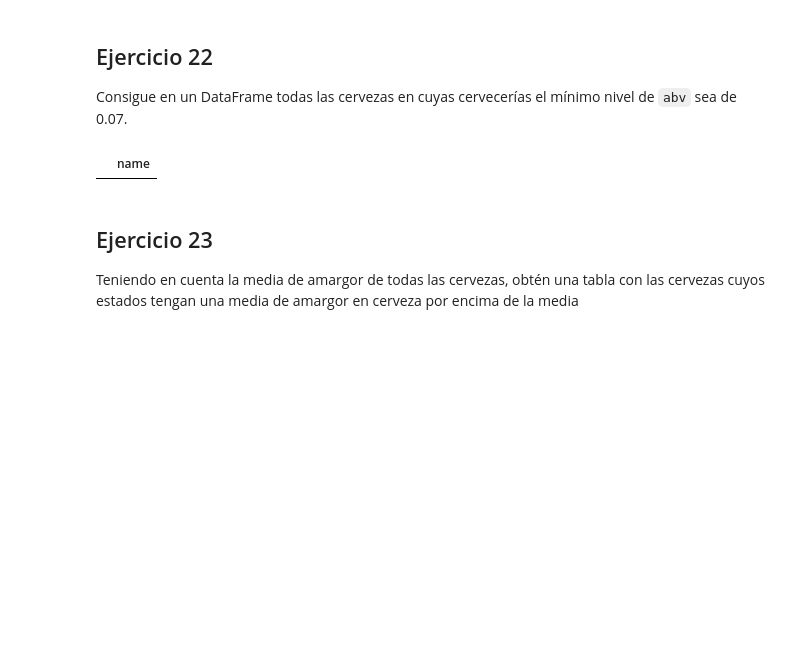
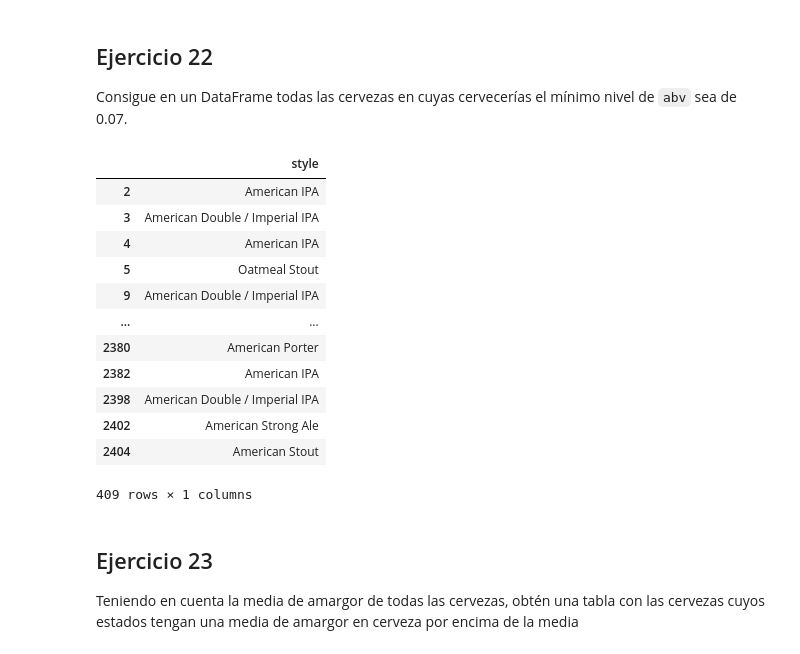
Before and after one commit to SoniaCobPac/the_bridge_bootcamp, a Jupyter notebook: week4_EDA_np_pd_json_apis_regex/day5_matplotlib_I_api/exercises/pandas/Beers/Beers.ipynb, the cells around one changed output. Cells and saved outputs as stored; diff of their text form; code cells hidden in the pictures; blank space fills up the shorter version.

```diff
--- a/week4_EDA_np_pd_json_apis_regex/day5_matplotlib_I_api/exercises/pandas/Beers/Beers.ipynb
+++ b/week4_EDA_np_pd_json_apis_regex/day5_matplotlib_I_api/exercises/pandas/Beers/Beers.ipynb
@@ -471,0 +439,2 @@ df2[df2.state =="IN"]
+# %%
+df["state"] = df["state"].str.strip() #quitamos espacios vacios
@@ -482,9 +477,21 @@ df2.groupby("city")["ibu"].describe()
 ## Ejercicio 22
 Consigue en un DataFrame todas las cervezas en cuyas cervecerías el mínimo nivel de `abv` sea de 0.07.
 # %%
-df2.loc[df2["abv"] >= 0.07, ["name"]]
+df.loc[df["abv"] > 0.07, ["style"]]
 # %% [output]
-|  | name |
+|  | style |
+| 2 | American IPA |
+| 3 | American Double / Imperial IPA |
+| 4 | American IPA |
+| 5 | Oatmeal Stout |
+| 9 | American Double / Imperial IPA |
+| ... | ... |
+| 2380 | American Porter |
+| 2382 | American IPA |
+| 2398 | American Double / Imperial IPA |
+| 2402 | American Strong Ale |
+| 2404 | American Stout |
+409 rows × 1 columns
 # %% [markdown]
 ## Ejercicio 23
 Teniendo en cuenta la media de amargor de todas las cervezas, obtén una tabla con las cervezas cuyos estados tengan una media de amargor en cerveza por encima de la media
```
Also changed, not shown: parts of 17 cells of this notebook, 10 other files.
